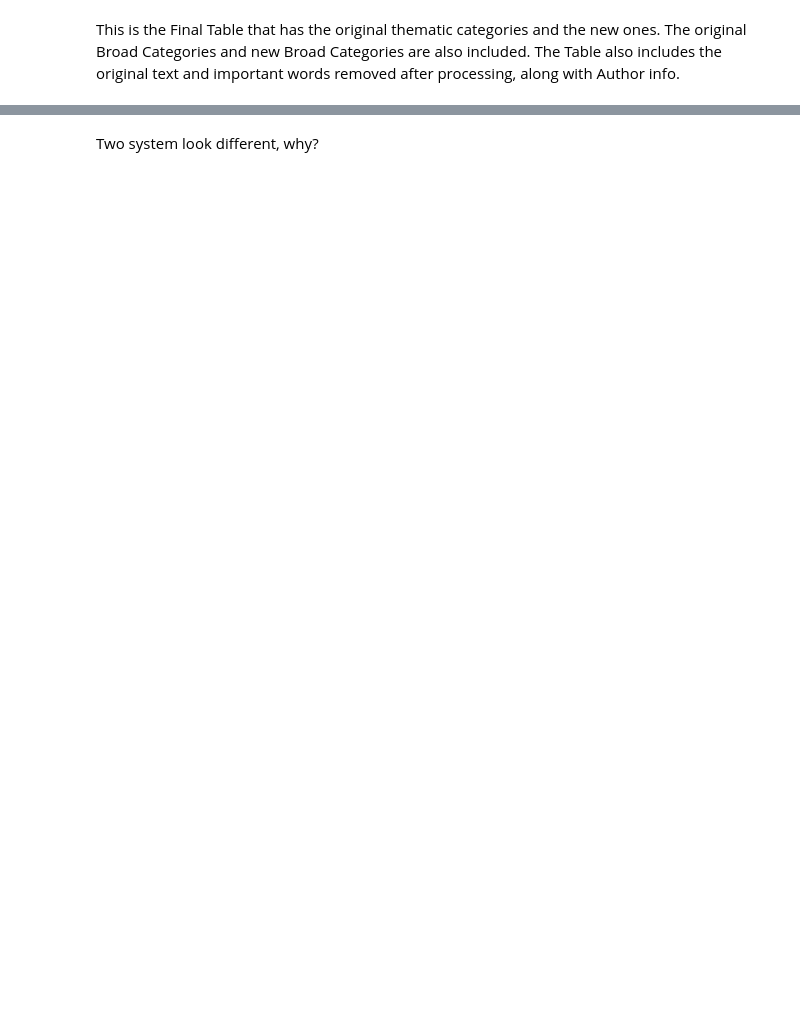
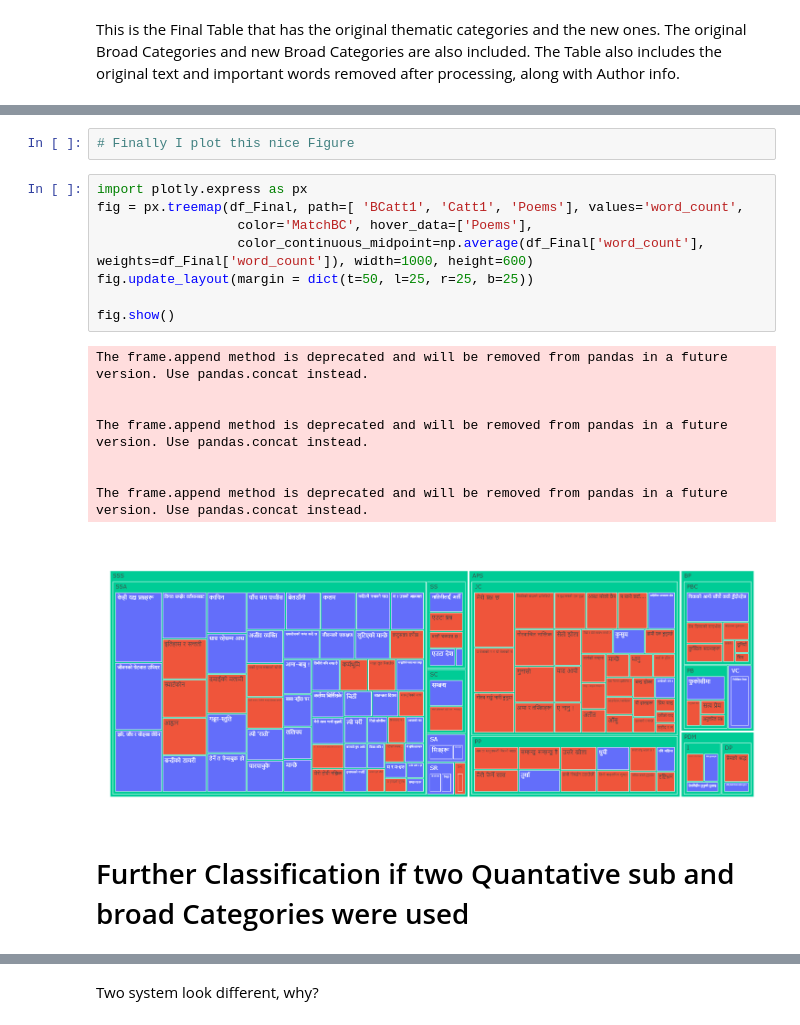
Before and after one commit to khem1123/Nepali_NPL, a Jupyter notebook: BookF.ipynb, the cells around one changed output, grey strips where cells are left out. Cells and saved outputs as stored; diff of their text form; blank space fills up the shorter version.

```diff
--- a/BookF.ipynb
+++ b/BookF.ipynb
@@ -634,0 +673,21 @@ df_Final.groupby(by=['Catt1'],as_index=False)[df_Final.columns[:1]].nunique().pl
+# %%
+# Finally I plot this nice Figure
+# %%
+import plotly.express as px
+fig = px.treemap(df_Final, path=[ 'BCatt1', 'Catt1', 'Poems'], values='word_count',
+                  color='MatchBC', hover_data=['Poems'],
+                  color_continuous_midpoint=np.average(df_Final['word_count'], weights=df_Final['word_count']), width=1000, height=600)
+fig.update_layout(margin = dict(t=50, l=25, r=25, b=25))
+
+fig.show()
+# %% [output]
+The frame.append method is deprecated and will be removed from pandas in a future version. Use pandas.concat instead.
+
+
+The frame.append method is deprecated and will be removed from pandas in a future version. Use pandas.concat instead.
+
+
+The frame.append method is deprecated and will be removed from pandas in a future version. Use pandas.concat instead.
+[figure, added]
+# %% [markdown]
+# Further Classification if two Quantative sub and broad Categories were used
```
Also changed, not shown: parts of 39 cells of this notebook, 3 other files.
